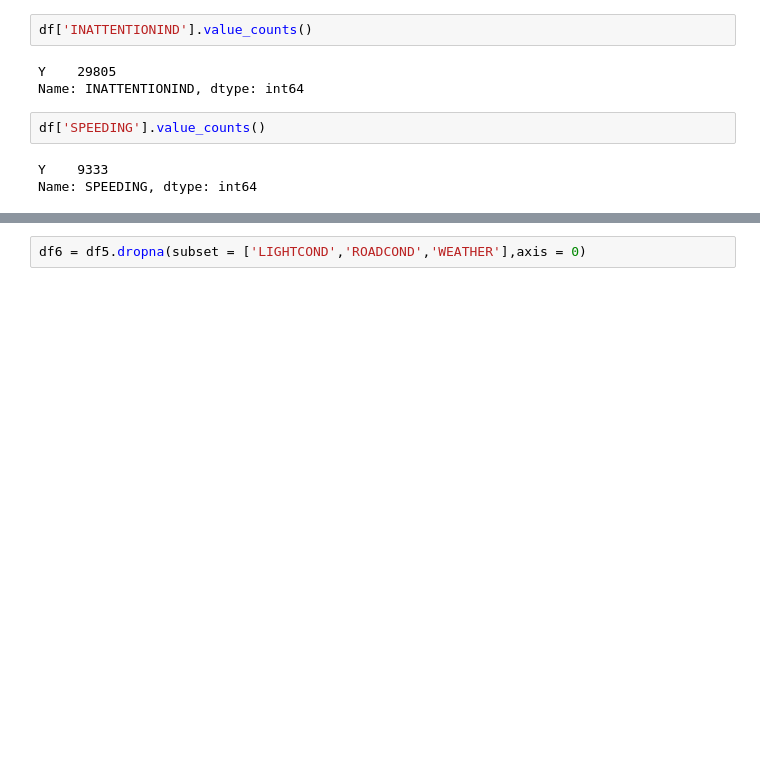
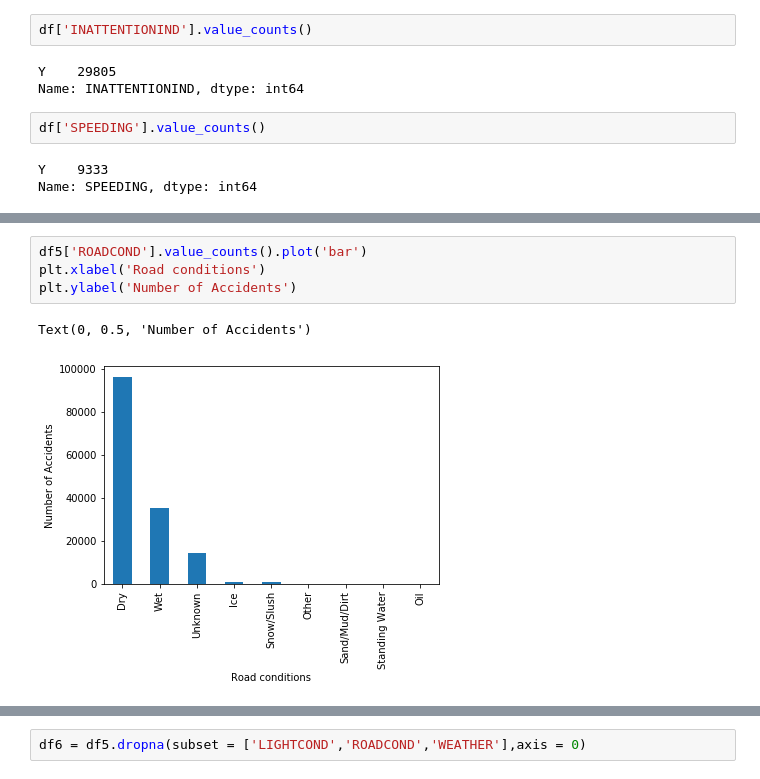
Before and after one commit to ashishg77/Coursera_Capstone, a Jupyter notebook: Data science capstone project.ipynb, the cells around one changed output, grey strips where cells are left out. Saved outputs shown, nothing was run; the diff lists cells and outputs as text; blank space fills up the shorter version.

```diff
--- a/Data science capstone project.ipynb
+++ b/Data science capstone project.ipynb
@@ -82,0 +114,7 @@ Name: LIGHTCOND, dtype: int64
+# %%
+df5['ROADCOND'].value_counts().plot('bar')
+plt.xlabel('Road conditions')
+plt.ylabel('Number of Accidents')
+# %% [output]
+Text(0, 0.5, 'Number of Accidents')
+[figure, added]
```
Also changed, not shown: parts of 45 cells of this notebook.
